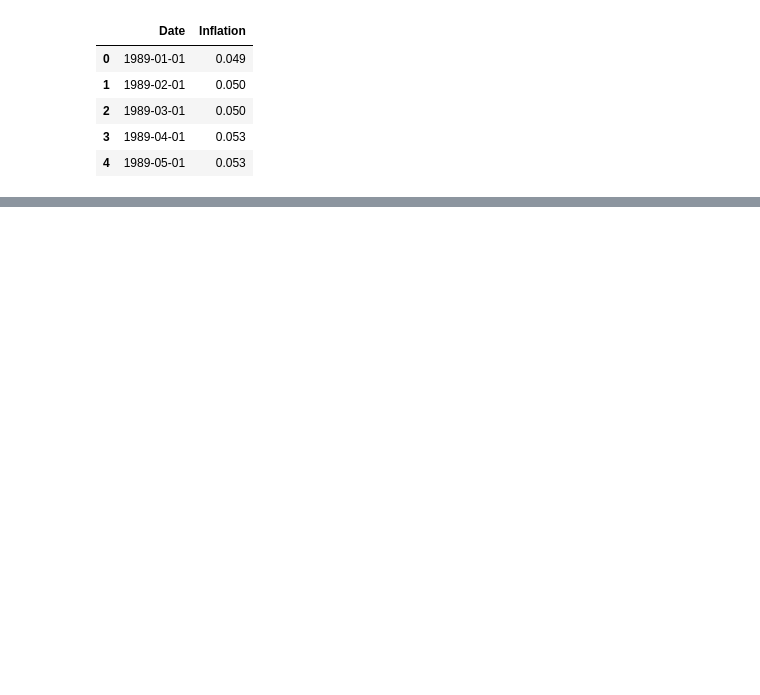
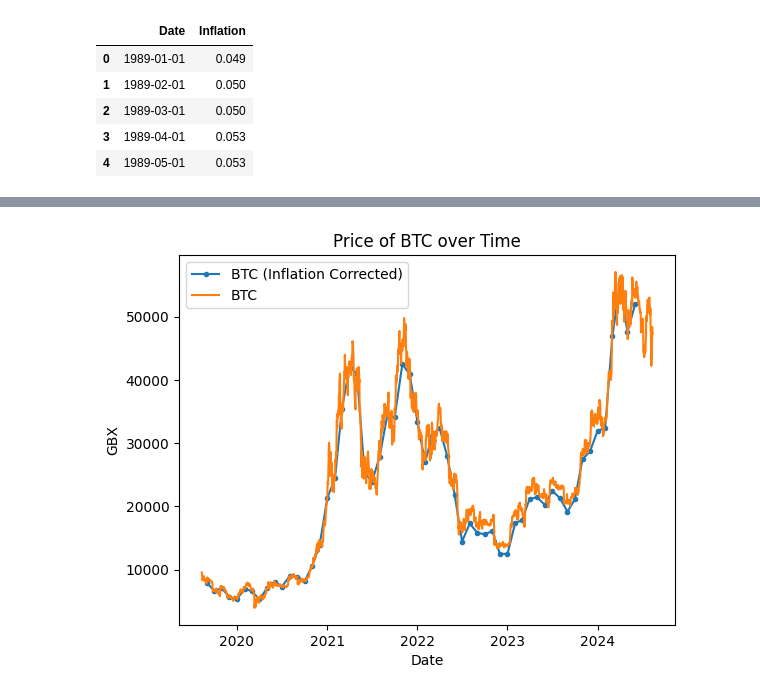
Before and after one commit to JoysGitHubPortfolio/SecuritiesModelling, a Jupyter notebook: Answers/Q1.ipynb, the cells around one changed output, grey strips where cells are left out. Saved outputs shown, nothing was run; the diff lists cells and outputs as text; code cells hidden in the pictures; blank space fills up the shorter version.

```diff
--- a/Answers/Q1.ipynb
+++ b/Answers/Q1.ipynb
@@ -138,0 +76,5 @@ p-value: 0.0008470192179552694
+# %%
+btc_filtered = btc[btc['Date'].isin(inflation['Date'])]
+btc_inflation = pd.merge(btc, inflation, on='Date', how='inner')
+btc_inflation['Corrected Close'] = btc_inflation['Close']/(1 + btc_inflation['Inflation'])
+btc_inflation.head(5)
@@ -138,0 +88,10 @@ p-value: 0.0008470192179552694
+# %%
+plt.plot(btc_inflation['Date'], btc_inflation['Corrected Close'], marker='.')
+plt.plot(btc['Date'], btc['Close'])
+plt.legend(['BTC (Inflation Corrected)', 'BTC'])
+plt.title('Price of BTC over Time')
+plt.ylabel('GBX')
+plt.xlabel('Date')
+plt.show()
+# %% [output]
+[figure, added]
```
Also changed, not shown: parts of 10 cells of this notebook, 5 other files.
